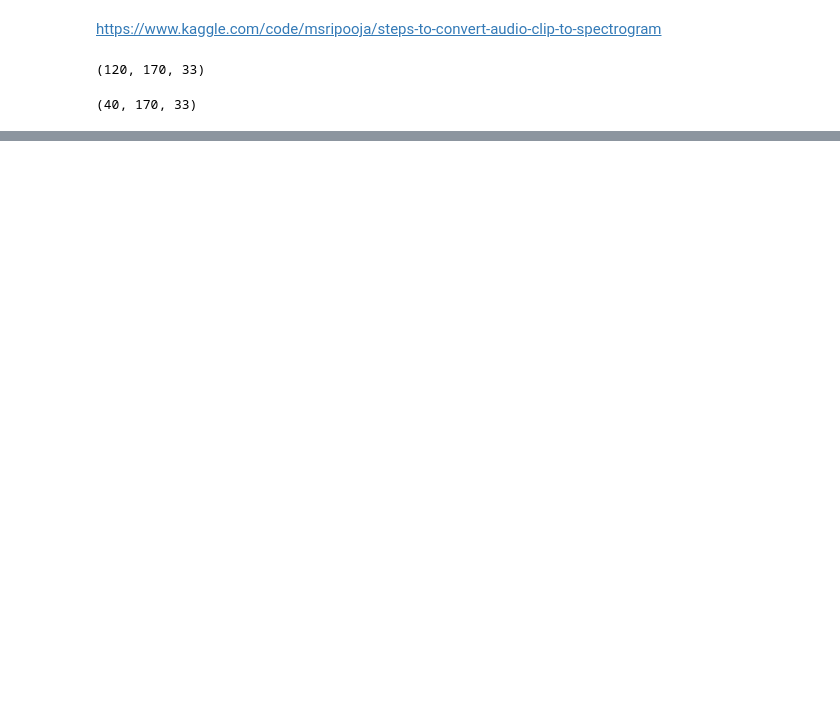
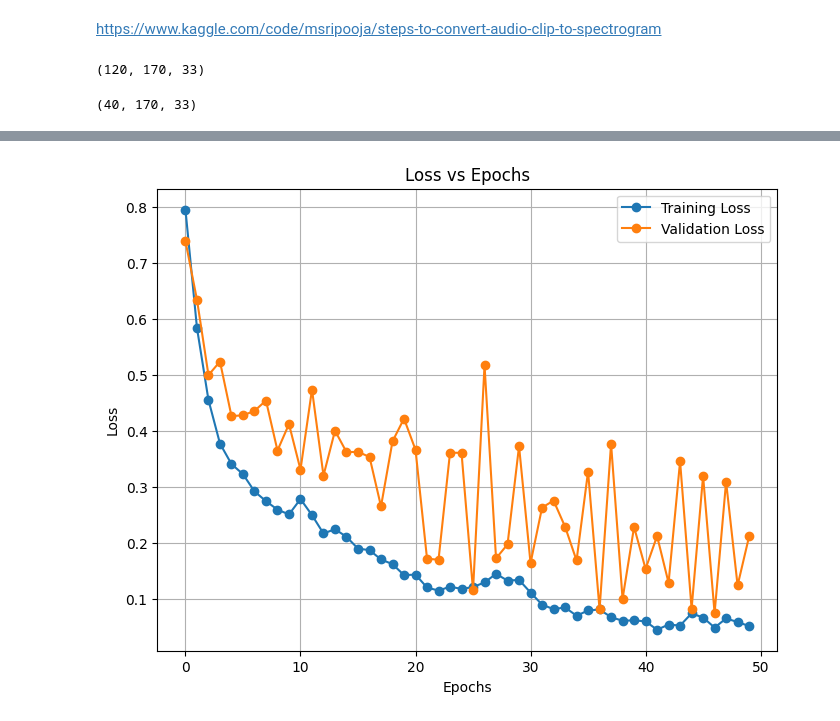
Before and after one commit to shamanth-kuthpadi/accent-classifier, a Jupyter notebook: testing.ipynb, the cells around one changed output, grey strips where cells are left out. Cells and saved outputs as stored; diff of their text form; code cells hidden in the pictures; blank space fills up the shorter version.

Commit message:
fixed model

```diff
--- a/testing.ipynb
+++ b/testing.ipynb
@@ -29,23 +36,25 @@ y_train = encoder.fit_transform(y_train)
 y_test = encoder.transform(y_test)
 # %%
 model = models.Sequential([
-    layers.Conv1D(32, kernel_size=3, activation='relu', input_shape=(X_train.shape[1], X_train.shape[2])),  # Apply across time steps
+    layers.Conv1D(16, kernel_size=3, activation='relu', input_shape=(X_train.shape[1], X_train.shape[2])),
     layers.MaxPooling1D(pool_size=2),
-    layers.Conv1D(64, kernel_size=3, activation='relu'),
+    layers.Conv1D(32, kernel_size=3, activation='relu'),
     layers.MaxPooling1D(pool_size=2),
     layers.Flatten(),
-    layers.Dense(64, activation='relu', kernel_regularizer='l2'),
+    layers.Dense(32, activation='relu', kernel_regularizer='l2'),
     layers.Dropout(0.5),
-    layers.Dense(1, activation='sigmoid')  # Binary classification
+    layers.Dense(1, activation='sigmoid')
 ])
 # %%
-model.compile(optimizer='adam', loss='binary_crossentropy', metrics=['accuracy'])
+from tensorflow.keras.optimizers import Adam
+
+model.compile(optimizer=Adam(learning_rate=2e-3), loss='mean_squared_error', metrics=['accuracy'])
 
 # Train the model
 history = model.fit(
     X_train, y_train,
-    epochs=20,
-    batch_size=4,  # Smaller batch size for small datasets
+    epochs=50,
+    batch_size=16,  # Smaller batch size for small datasets
     validation_split=0.2,
     verbose=2
 )
@@ -90,3 +99,21 @@ Classification Report:
     accuracy                           0.80        40
    macro avg       0.80      0.80      0.80        40
 weighted avg       0.80      0.80      0.80        40
+# %%
+import matplotlib.pyplot as plt
+
+def plot_training_history(history):
+    plt.figure(figsize=(8, 6))
+    plt.plot(history.history['loss'], label='Training Loss', marker='o')
+    if 'val_loss' in history.history:
+        plt.plot(history.history['val_loss'], label='Validation Loss', marker='o')
+    plt.title('Loss vs Epochs')
+    plt.xlabel('Epochs')
+    plt.ylabel('Loss')
+    plt.legend()
+    plt.grid(True)
+    plt.show()
+# %%
+plot_training_history(history)
+# %% [output]
+[figure, added]
```
Also changed, not shown: parts of 5 cells of this notebook, 1 other file.
